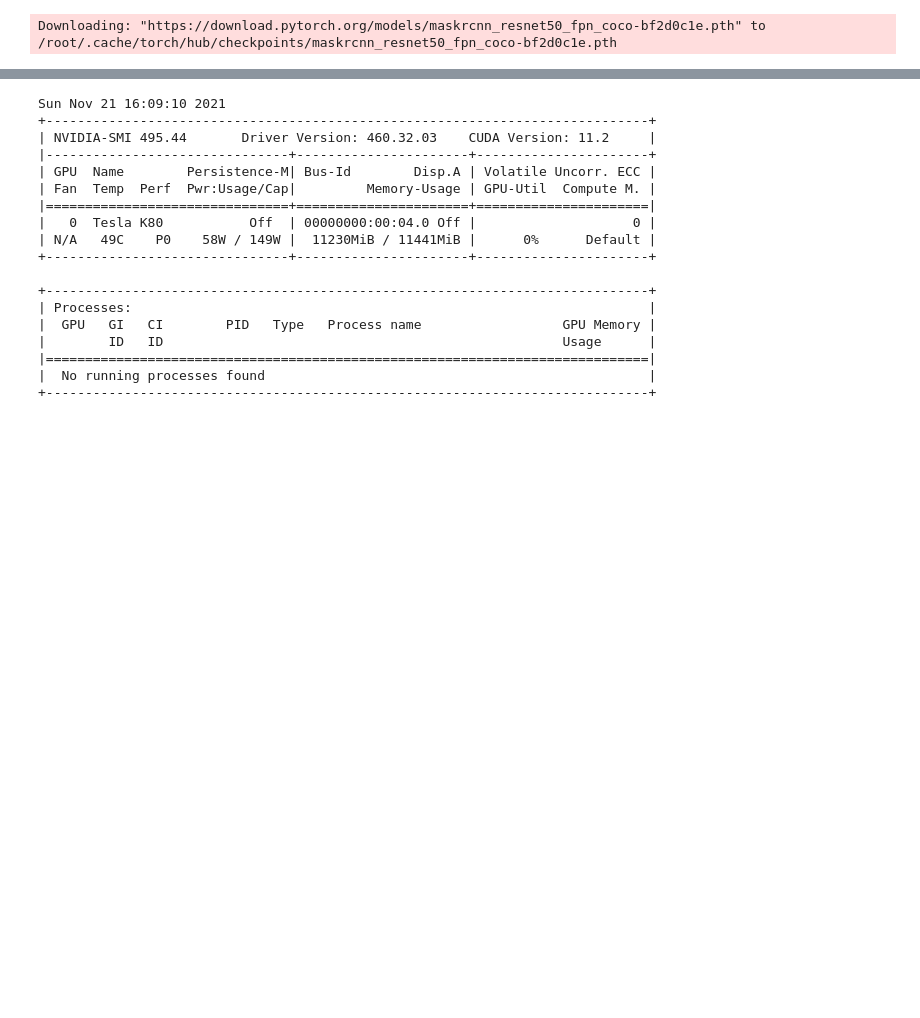
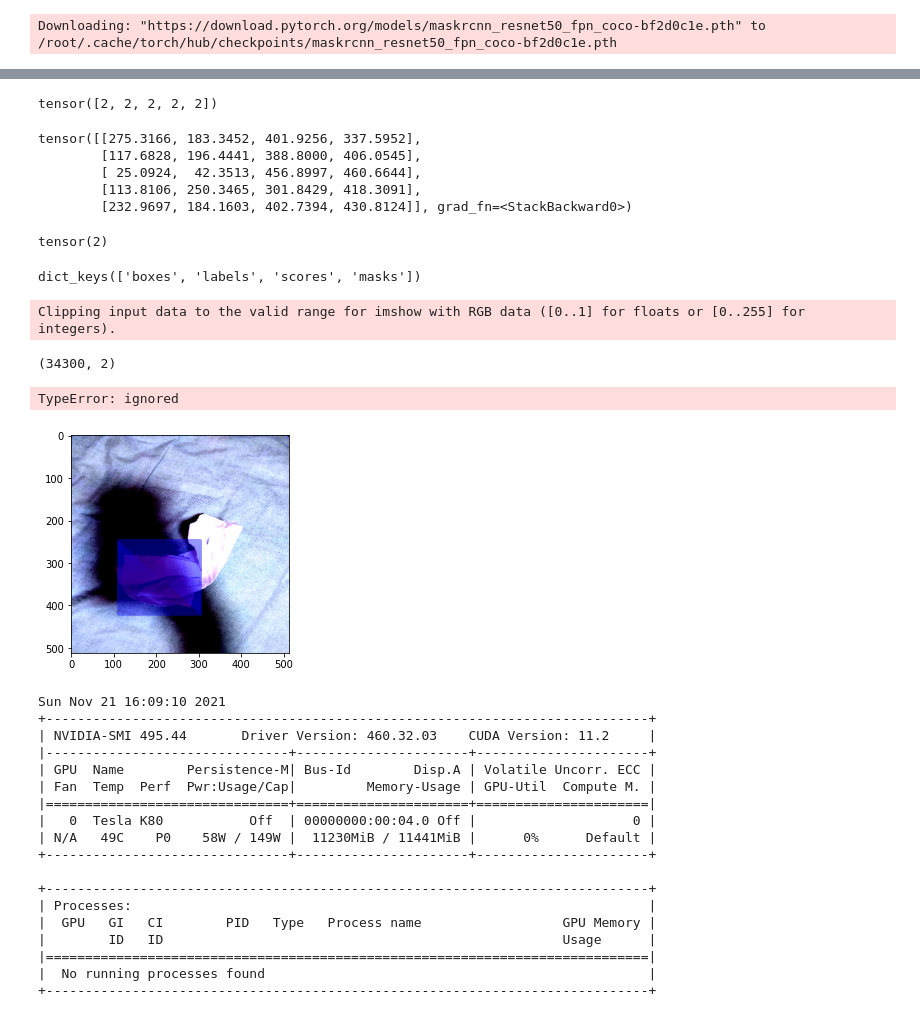
Before and after one commit to hectorLop/Waste-Detector, a Jupyter notebook: Waste_Detector_EDA.ipynb, the cells around one changed output, grey strips where cells are left out. Cells and saved outputs as stored; diff of their text form; code cells hidden in the pictures; blank space fills up the shorter version.

```diff
--- a/Waste_Detector_EDA.ipynb
+++ b/Waste_Detector_EDA.ipynb
@@ -739,0 +873,3 @@ model, mask_losses, classifier_losses = fit(model, dl_train, dl_val, Config)
+# %%
+img = transformed['image']
+img = torch.from_numpy(img.transpose(2,0,1))
@@ -740,3 +880,41 @@ model, mask_losses, classifier_losses = fit(model, dl_train, dl_val, Config)
+# %%
+model.eval()
+#img = img.to('cuda')
+result = model([img])
+# %%
+result = result[0]
+# %%
+result['labels']
+# %% [output]
+tensor([2, 2, 2, 2, 2])
+# %%
+result['boxes']
+# %% [output]
+tensor([[275.3166, 183.3452, 401.9256, 337.5952],
+        [117.6828, 196.4441, 388.8000, 406.0545],
+        [ 25.0924,  42.3513, 456.8997, 460.6644],
+        [113.8106, 250.3465, 301.8429, 418.3091],
+        [232.9697, 184.1603, 402.7394, 430.8124]], grad_fn=<StackBackward0>)
+# %%
+result['labels'].cpu()[1]
+# %% [output]
+tensor(2)
+# %%
+image = img
+boxes = result['boxes'][3, :]
+masks = result['masks'].detach().numpy()[3, :]
+labels = result['labels'].numpy()[3:4]
+# %%
+result.keys()
+# %% [output]
+dict_keys(['boxes', 'labels', 'scores', 'masks'])
+# %%
+plot_img(img.cpu(), boxes, masks, labels, colors)
+# %% [output]
+Clipping input data to the valid range for imshow with RGB data ([0..1] for floats or [0..255] for integers).
+(34300, 2)
+TypeError: ignored
+[figure, added]
 # %%
 !nvidia-smi
 # %% [output]
```
Also changed, not shown: parts of 21 cells of this notebook.
